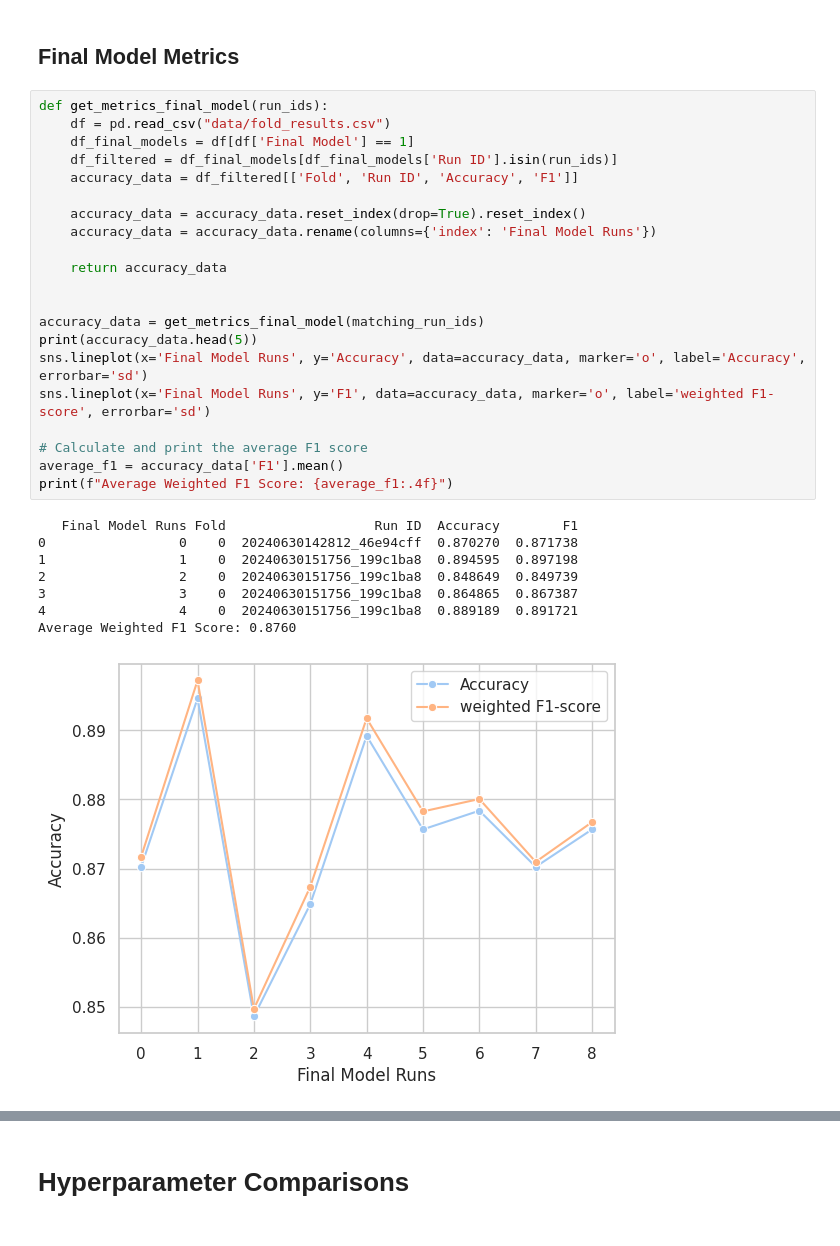
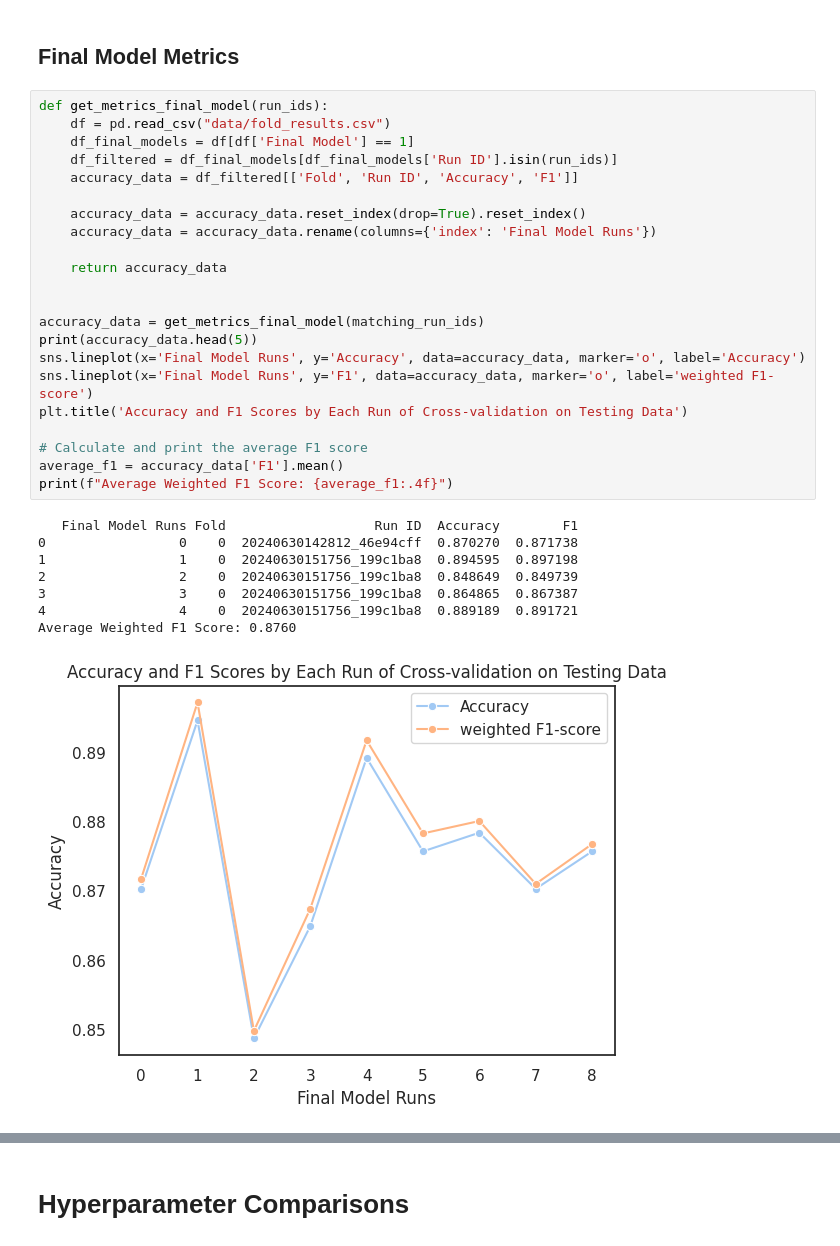
Before and after one commit to kikisprdx/NN_Semester_Project, a Jupyter notebook: NN_Kikis_Data.ipynb, the cells around one changed output, grey strips where cells are left out. Cells and saved outputs as stored; diff of their text form.

```diff
--- a/NN_Kikis_Data.ipynb
+++ b/NN_Kikis_Data.ipynb
@@ -222,30 +221,31 @@ plt.show()
 # %%
 def get_metrics_final_model(run_ids):
     df = pd.read_csv("data/fold_results.csv")
     df_final_models = df[df['Final Model'] == 1]
     df_filtered = df_final_models[df_final_models['Run ID'].isin(run_ids)]
     accuracy_data = df_filtered[['Fold', 'Run ID', 'Accuracy', 'F1']]
 
     accuracy_data = accuracy_data.reset_index(drop=True).reset_index()
     accuracy_data = accuracy_data.rename(columns={'index': 'Final Model Runs'})
 
     return accuracy_data
 
 
 accuracy_data = get_metrics_final_model(matching_run_ids)
 print(accuracy_data.head(5))
-sns.lineplot(x='Final Model Runs', y='Accuracy', data=accuracy_data, marker='o', label='Accuracy', errorbar='sd')
-sns.lineplot(x='Final Model Runs', y='F1', data=accuracy_data, marker='o', label='weighted F1-score', errorbar='sd')
+sns.lineplot(x='Final Model Runs', y='Accuracy', data=accuracy_data, marker='o', label='Accuracy')
+sns.lineplot(x='Final Model Runs', y='F1', data=accuracy_data, marker='o', label='weighted F1-score')
+plt.title('Accuracy and F1 Scores by Each Run of Cross-validation on Testing Data')
 
 # Calculate and print the average F1 score
 average_f1 = accuracy_data['F1'].mean()
 print(f"Average Weighted F1 Score: {average_f1:.4f}")
 # %% [output]
    Final Model Runs Fold                   Run ID  Accuracy        F1
 0                 0    0  20240630142812_46e94cff  0.870270  0.871738
 1                 1    0  20240630151756_199c1ba8  0.894595  0.897198
 2                 2    0  20240630151756_199c1ba8  0.848649  0.849739
 3                 3    0  20240630151756_199c1ba8  0.864865  0.867387
 4                 4    0  20240630151756_199c1ba8  0.889189  0.891721
 Average Weighted F1 Score: 0.8760
-[figure, old version]
+[figure, new version]
```
Also changed, not shown: parts of 2 cells of this notebook, 1 other file.
